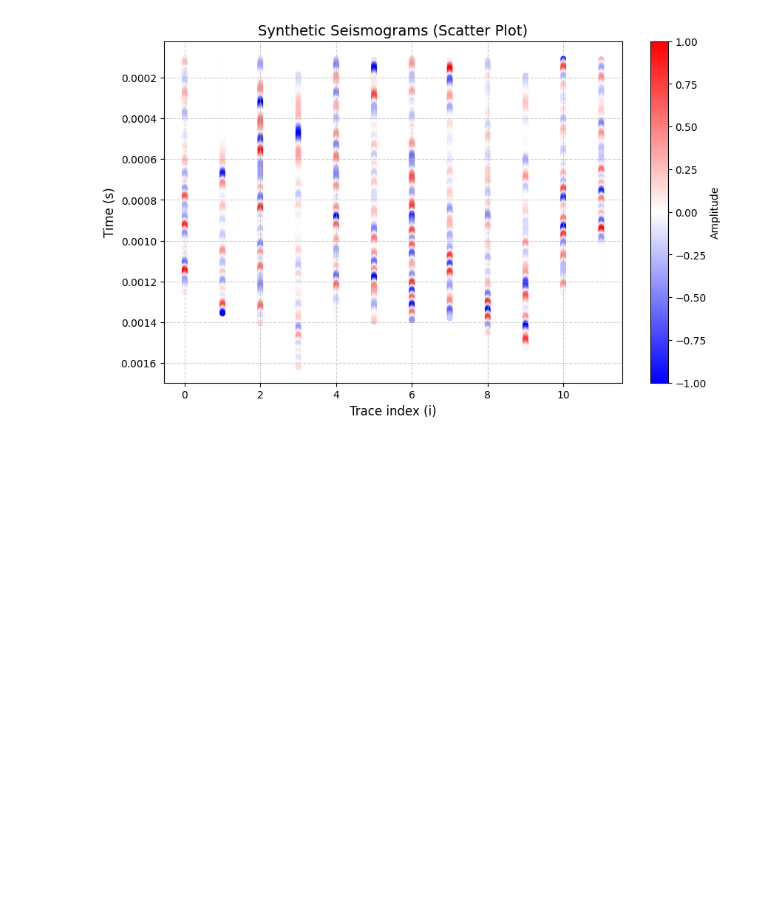
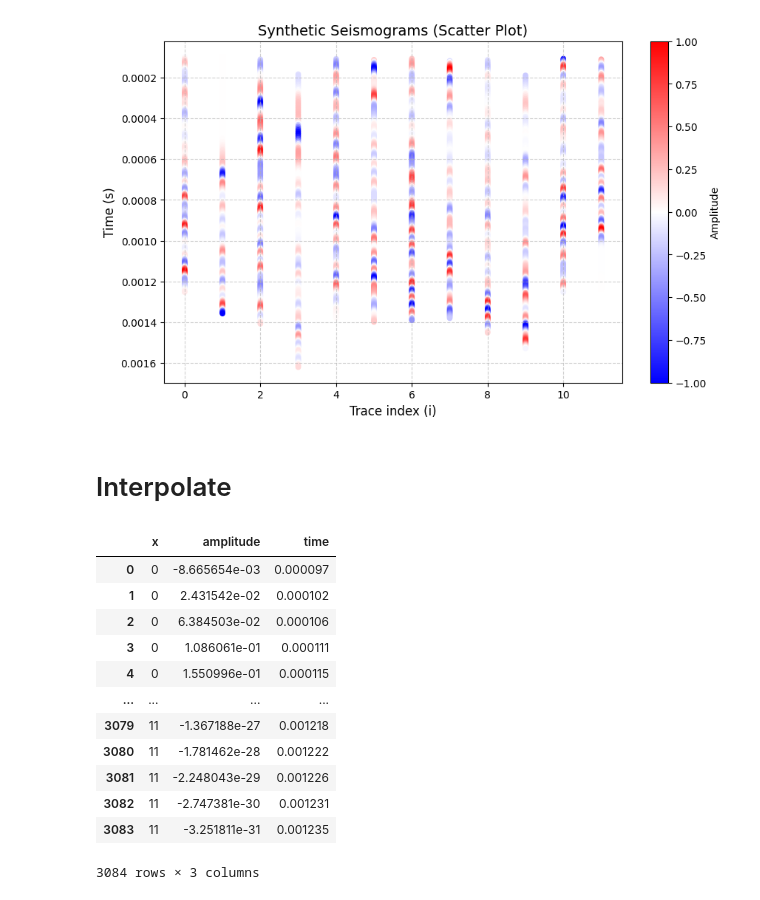
Before and after one commit to Dunckleosteus/seismic, a Jupyter notebook: seismic.ipynb, the cells around one changed output. Cells and saved outputs as stored; diff of their text form; code cells hidden in the pictures; blank space fills up the shorter version.

```diff
--- a/seismic.ipynb
+++ b/seismic.ipynb
@@ -380,3 +394,21 @@ plt.grid(True, linestyle='--', alpha=0.6)
 plt.show()
 # %% [output]
 [figure]
+# %% [markdown]
+# Interpolate
+# %%
+df
+# %% [output]
+|  | x | amplitude | time |
+| 0 | 0 | -8.665654e-03 | 0.000097 |
+| 1 | 0 | 2.431542e-02 | 0.000102 |
+| 2 | 0 | 6.384503e-02 | 0.000106 |
+| 3 | 0 | 1.086061e-01 | 0.000111 |
+| 4 | 0 | 1.550996e-01 | 0.000115 |
+| ... | ... | ... | ... |
+| 3079 | 11 | -1.367188e-27 | 0.001218 |
+| 3080 | 11 | -1.781462e-28 | 0.001222 |
+| 3081 | 11 | -2.248043e-29 | 0.001226 |
+| 3082 | 11 | -2.747381e-30 | 0.001231 |
+| 3083 | 11 | -3.251811e-31 | 0.001235 |
+3084 rows × 3 columns
```
Also changed, not shown: parts of 13 cells of this notebook.
